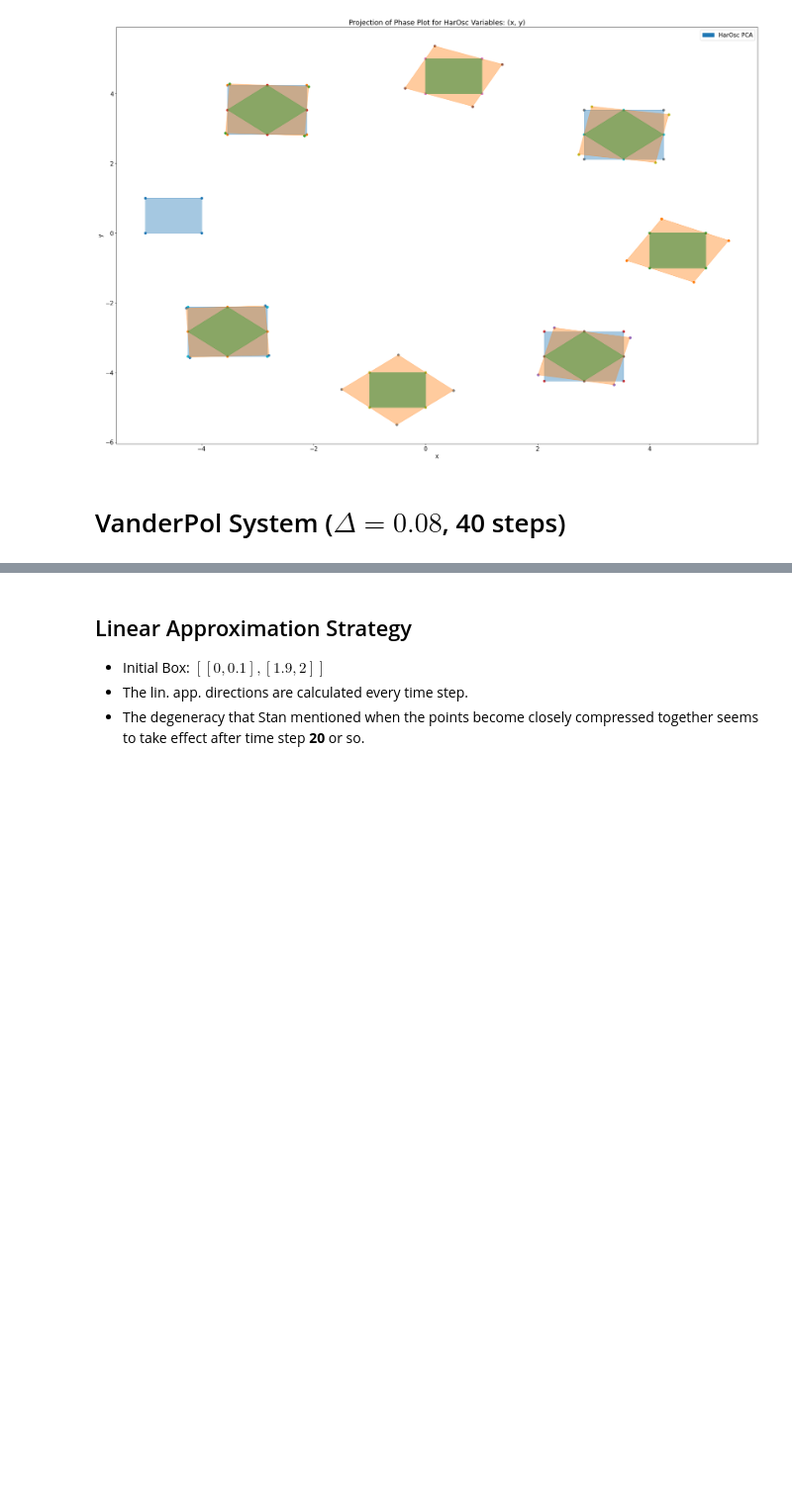
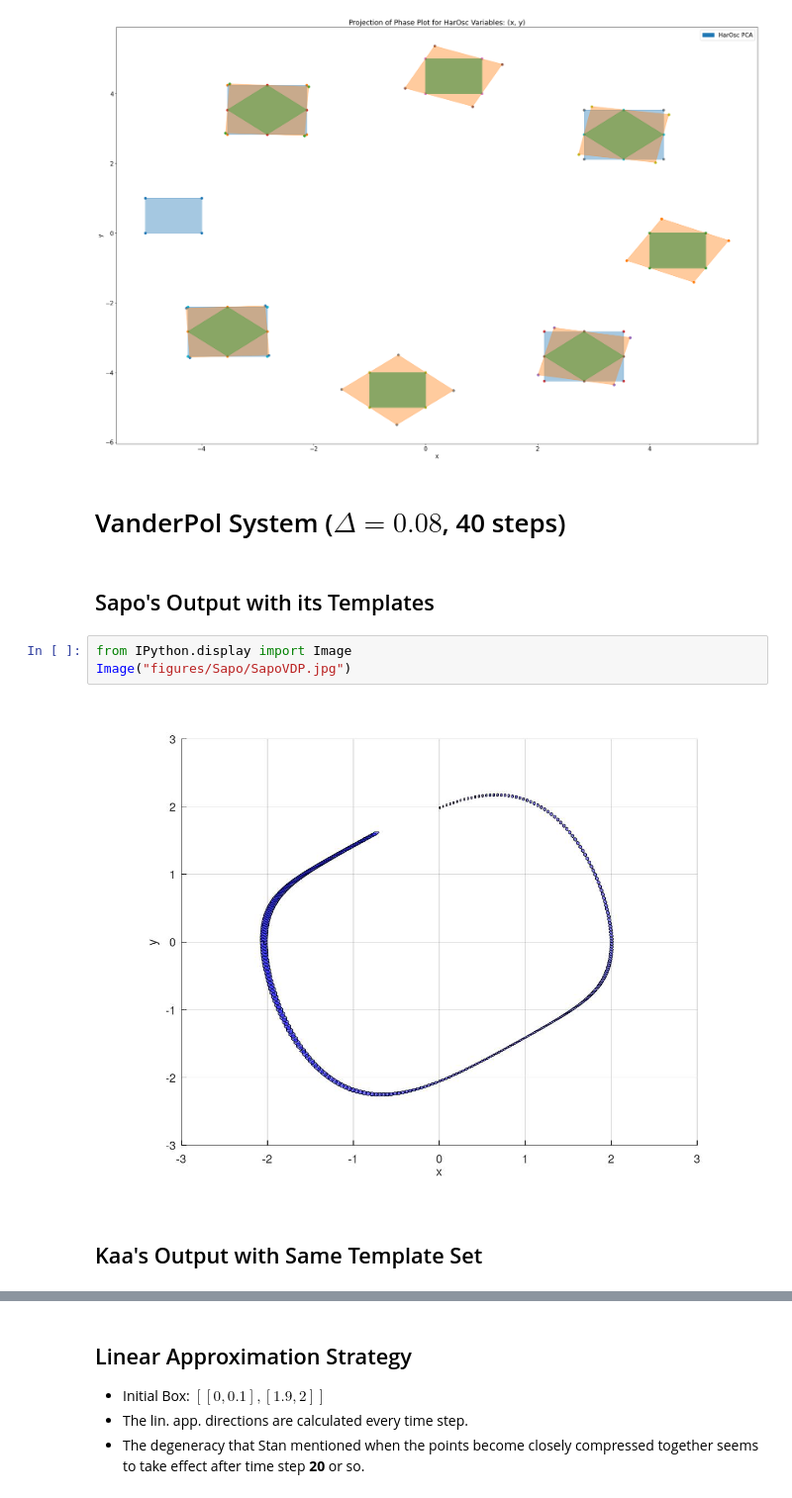
Before and after one commit to Tarheel-Formal-Methods/kaa-dynamic, a Jupyter notebook: pca-linapp-temp-demo.ipynb, the cells around one changed output, grey strips where cells are left out. Shown at 99% size. Drawn from its saved outputs; the diff is of its cells as text; blank space fills up the shorter version.

Commit message:
Committing new plots showing explosion

```diff
--- a/pca-linapp-temp-demo.ipynb
+++ b/pca-linapp-temp-demo.ipynb
@@ -140,3 +140,12 @@ Average Phase Duration: 0.2590480804443359 sec
 [figure]
 # %% [markdown]
 # VanderPol System ($\Delta = 0.08$, 40 steps)
+# %% [markdown]
+## Sapo's Output with its Templates
+# %%
+from IPython.display import Image
+Image("figures/Sapo/SapoVDP.jpg")
+# %% [output]
+[figure, added]
+# %% [markdown]
+## Kaa's Output with Same Template Set
```
Also changed, not shown: parts of 2 cells of this notebook, 3 other files.
